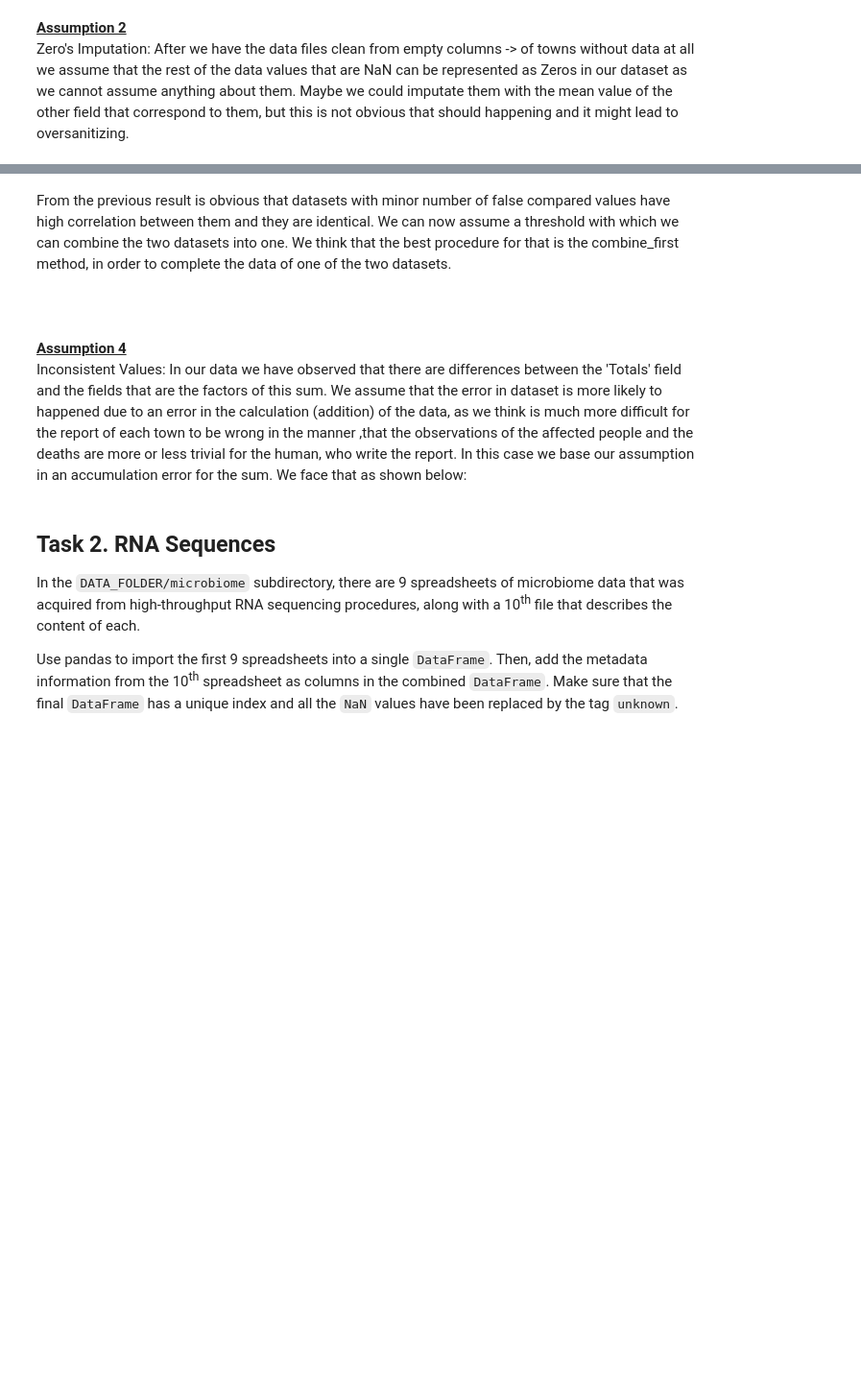
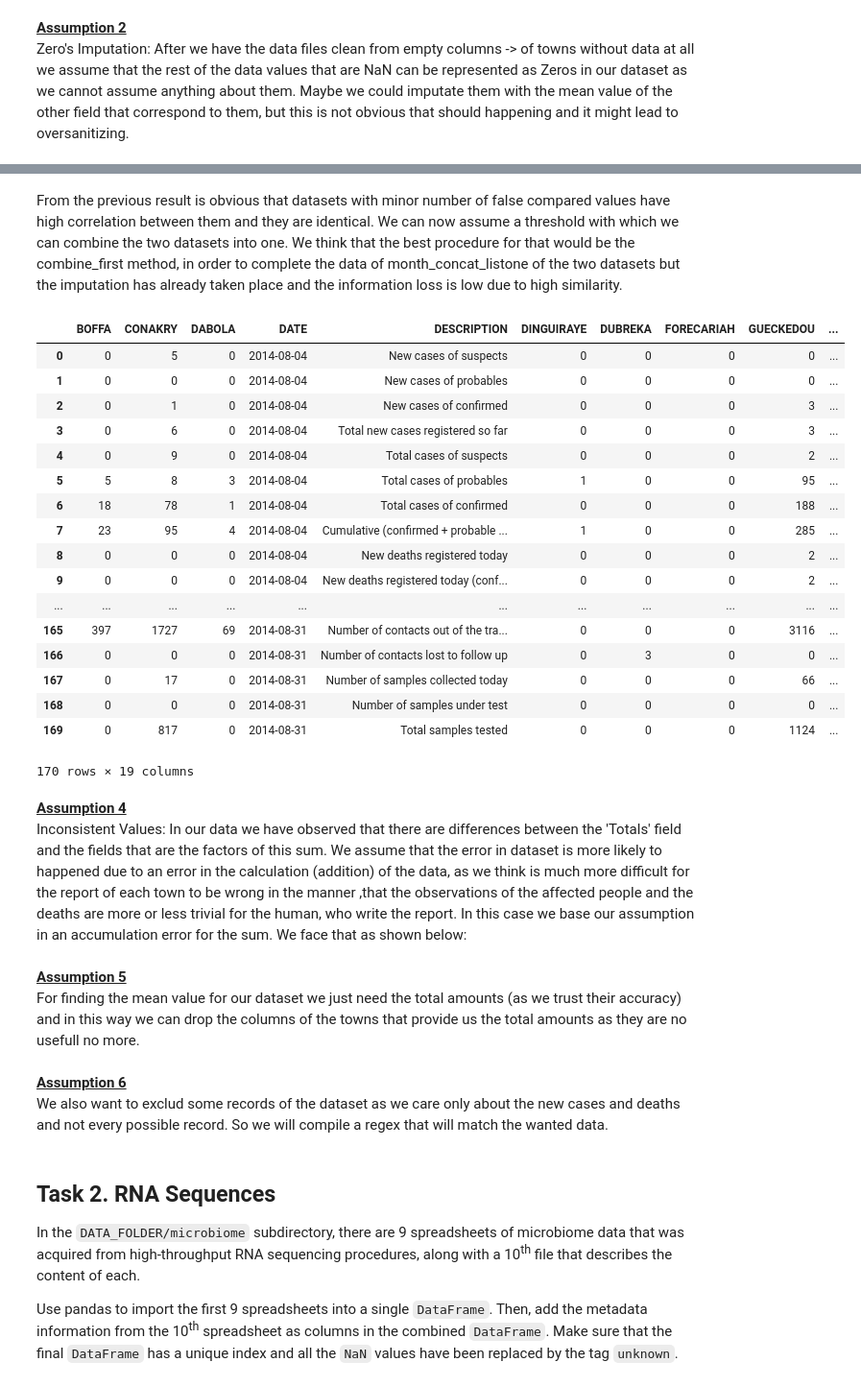
Before and after one commit to martinj96/Ada2017, a Jupyter notebook: Homework 1/Homework 1.ipynb, the cells around one changed output, grey strips where cells are left out. Shown at 96% size. Drawn from its saved outputs; the diff is of its cells as text; code cells hidden in the pictures; blank space fills up the shorter version.

Commit message:
More Assumptions T1v2

```diff
--- a/Homework 1/Homework 1.ipynb
+++ b/Homework 1/Homework 1.ipynb
@@ -78,10 +78,3 @@ Liberia Processing...
 Siera Leone processing
 # %% [markdown]
 So the CSV files were imported into multiple Dataframes for processing before they will be concatenated in a single one. Now because we care about the daily average of each month we should split the list of each country according the month that the records took place.
-# %%
-month_calendar = defaultdict(list)
-
-for dfr_iter in guinea_dfr:
-    month_calendar[dfr_iter.Date.dt.month.head(1)[0]].append(dfr_iter)
-
-#print (month_calendar)
@@ -89,16 +98,23 @@ for dfr_iter in guinea_dfr:
 So now this month calendar dictionary has in every 'key',( which represents a month of a year) a list of dataframes with records that correspond to 'key' month. So in this way we splitted the CSV files of the dataset to their corresponding month. Now we will manage each non-empty item of the month_calendar to find the result for each month.
 # %% [markdown]
 <u><b>Assumption 1</b></u> <br></br> Dropping NaN Values: In some dataset files there are redundant columns with no data at all (all values are NaN) so we want to remove such columns as they dont have any meaning to our measurements.
-# %%
-for key,value in month_calendar.items():
-    for df in value:
-        df.dropna(axis=1,how='all',inplace=True)
-        #Here can we add Zero Imputation but for Clarity we add a new cell
-        #print (df)
+# %%
+for key,value in month_calendar_g.items():
+    for df in value:
+        df.dropna(axis=1,how='all',inplace=True)
+
+for key,value in month_calendar_l.items():
+    for df in value:
+        df.dropna(axis=1,how='all',inplace=True)
+
+for key,value in month_calendar_s.items():
+    for df in value:
+        df.dropna(axis=1,how='all',inplace=True)
 # %% [markdown]
 <u><b>Assumption 2</b></u> <br></br> Zero's Imputation: After we have the data files clean from empty columns -> of towns without data at all we assume that the rest of the data values that are NaN can be represented as Zeros in our dataset as we cannot assume anything about them. Maybe we could imputate them with the mean value of the other field that correspond to them, but this is not obvious that should happening and it might lead to oversanitizing.
 # %%
 for key,value in month_calendar.items():
+    print(len(value))
     for df in value:
-        #print (df)
-        df.fillna(value = 0,inplace=True)
+        print (df)
+        df.fillna(value = int(0),inplace=True)
@@ -122,8 +202,43 @@ for key,value in month_calendar.items():
 # %% [markdown]
-From the previous result is obvious that datasets with minor number of false compared values have high correlation between them and they are identical. We can now assume a threshold with which we can combine the two datasets into one. We think that the best procedure for that is the combine_first method, in order to complete the data of one of the two datasets.
+From the previous result is obvious that datasets with minor number of false compared values have high correlation between them and they are identical. We can now assume a threshold with which we can combine the two datasets into one. We think that the best procedure for that would be the combine_first method, in order to complete the data of month_concat_listone of the two datasets but the imputation has already taken place and the information loss is low due to high similarity.
+# %%
+#We will concat the datasets of the same month
+month_concat_list_g = []
+for key,value in month_calendar_g.items():
+    month_concat_list_g.append(pd.concat(value,ignore_index = True))
+
+for i in month_concat_list_g:
+    i.dropna(axis=1,how='all',inplace=True)
+    i.fillna(value=0, inplace=True)
+month_concat_list_g[0]
+# %% [output]
+|  | BOFFA | CONAKRY | DABOLA | DATE | DESCRIPTION | DINGUIRAYE | DUBREKA | FORECARIAH | GUECKEDOU | ... |
+| 0 | 0 | 5 | 0 | 2014-08-04 | New cases of suspects | 0 | 0 | 0 | 0 | ... |
+| 1 | 0 | 0 | 0 | 2014-08-04 | New cases of probables | 0 | 0 | 0 | 0 | ... |
+| 2 | 0 | 1 | 0 | 2014-08-04 | New cases of confirmed | 0 | 0 | 0 | 3 | ... |
+| 3 | 0 | 6 | 0 | 2014-08-04 | Total new cases registered so far | 0 | 0 | 0 | 3 | ... |
+| 4 | 0 | 9 | 0 | 2014-08-04 | Total cases of suspects | 0 | 0 | 0 | 2 | ... |
+| 5 | 5 | 8 | 3 | 2014-08-04 | Total cases of probables | 1 | 0 | 0 | 95 | ... |
+| 6 | 18 | 78 | 1 | 2014-08-04 | Total cases of confirmed | 0 | 0 | 0 | 188 | ... |
+| 7 | 23 | 95 | 4 | 2014-08-04 | Cumulative (confirmed + probable ... | 1 | 0 | 0 | 285 | ... |
+| 8 | 0 | 0 | 0 | 2014-08-04 | New deaths registered today | 0 | 0 | 0 | 2 | ... |
+| 9 | 0 | 0 | 0 | 2014-08-04 | New deaths registered today (conf... | 0 | 0 | 0 | 2 | ... |
+| ... | ... | ... | ... | ... | ... | ... | ... | ... | ... | ... |
+| 165 | 397 | 1727 | 69 | 2014-08-31 | Number of contacts out of the tra... | 0 | 0 | 0 | 3116 | ... |
+| 166 | 0 | 0 | 0 | 2014-08-31 | Number of contacts lost to follow up | 0 | 3 | 0 | 0 | ... |
+| 167 | 0 | 17 | 0 | 2014-08-31 | Number of samples collected today | 0 | 0 | 0 | 66 | ... |
+| 168 | 0 | 0 | 0 | 2014-08-31 | Number of samples under test | 0 | 0 | 0 | 0 | ... |
+| 169 | 0 | 817 | 0 | 2014-08-31 | Total samples tested | 0 | 0 | 0 | 1124 | ... |
+170 rows × 19 columns
 # %% [markdown]
-<br></br><br></br>
+
 <u><b>Assumption 4</b></u> <br></br> Inconsistent Values: In our data we have observed that there are differences between the 'Totals' field and the fields that are the factors of this sum. We assume that the error in dataset is more likely to happened due to an error in the calculation (addition) of the data, as we think is much more difficult for the report of each town to be wrong in the manner ,that the observations of the affected people and the deaths are more or less trivial for the human, who write the report. In this case we base our assumption in an accumulation error for the sum. We face that as shown below:
+# %% [markdown]
+<u><b>Assumption 5</b></u> <br></br>
+For finding the mean value for our dataset we just need the total amounts (as we trust their accuracy) and in this way we can drop the columns of the towns that provide us the total amounts as they are no usefull no more.
+# %% [markdown]
+<u><b>Assumption 6</b></u> <br></br>
+We also want to exclud some records of the dataset as we care only about the new cases and deaths and not every possible record. So we will compile a regex that will match the wanted data.
 # %% [markdown]
 ## Task 2. RNA Sequences
 
```
Also changed, not shown: parts of 4 cells of this notebook.
